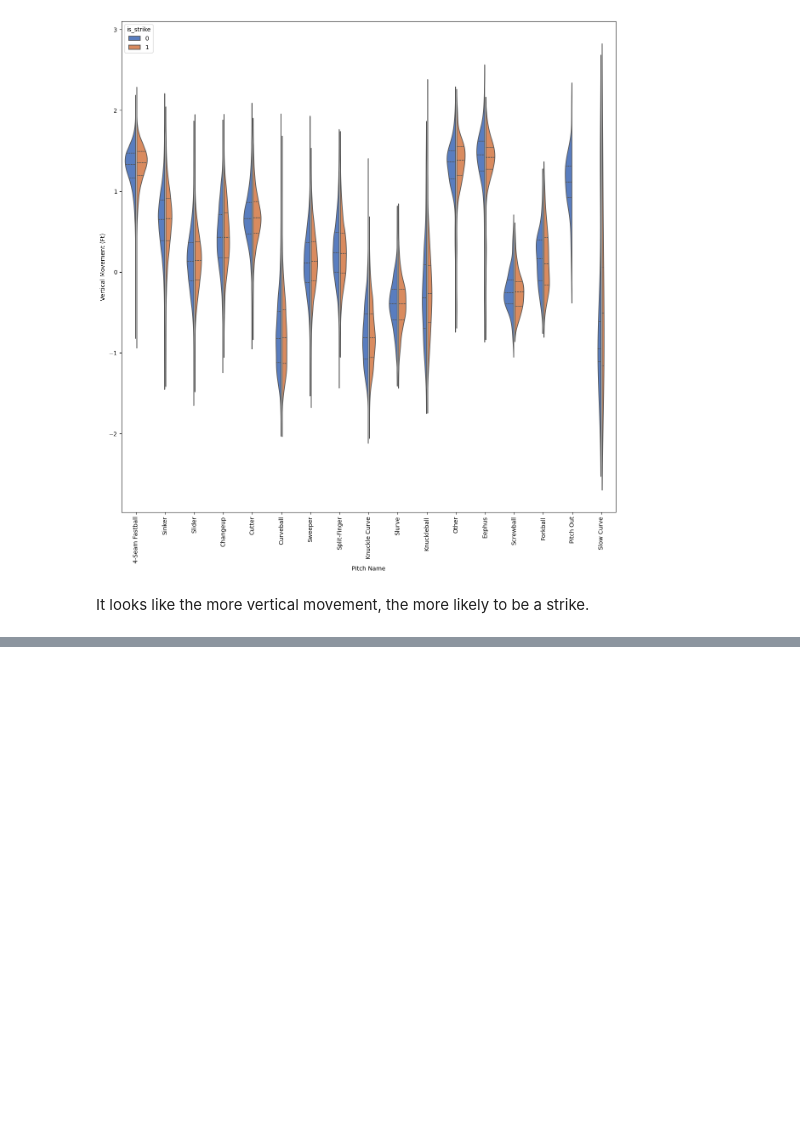
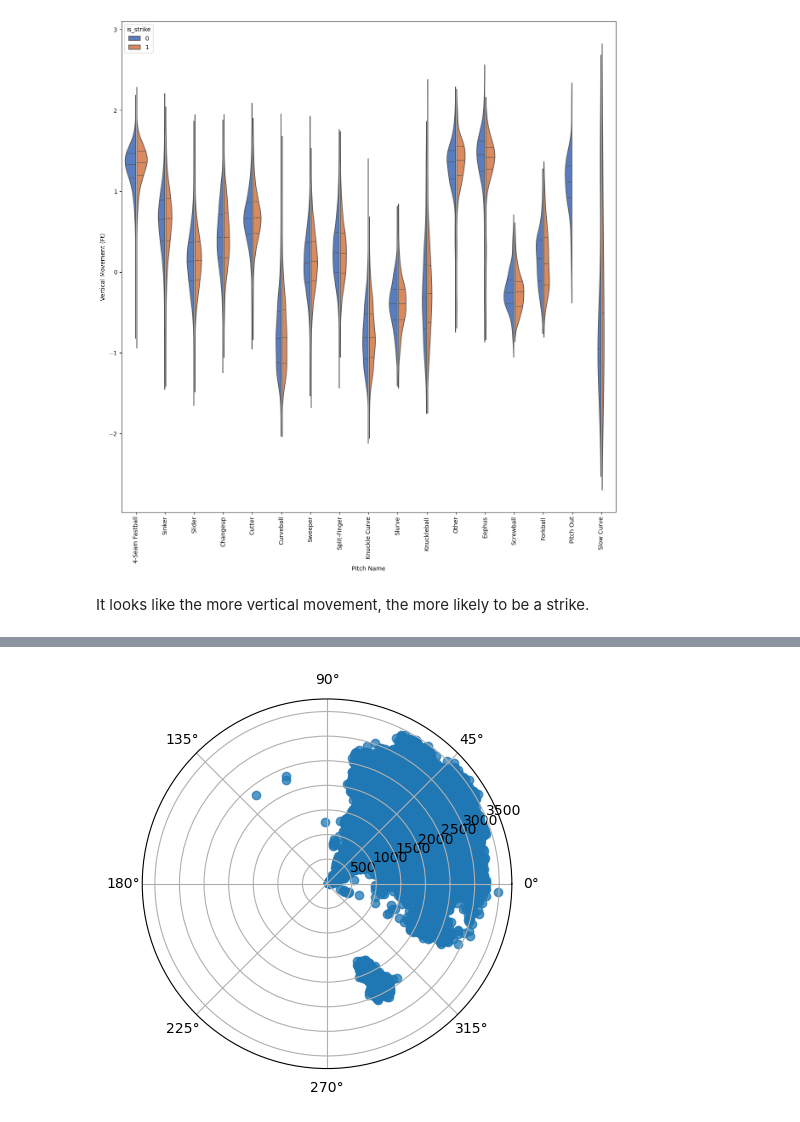
Before and after one commit to OffBayes/Strikeout-Prediction---2024, a Jupyter notebook: Strikeout-EDA.ipynb, the cells around one changed output, grey strips where cells are left out. Saved outputs shown, nothing was run; the diff lists cells and outputs as text; code cells hidden in the pictures; blank space fills up the shorter version.

```diff
--- a/Strikeout-EDA.ipynb
+++ b/Strikeout-EDA.ipynb
@@ -262,0 +263,6 @@ It looks like the more vertical movement, the more likely to be a strike.
+# %%
+fig = plt.figure()
+ax = fig.add_subplot(projection='polar')
+c = ax.scatter(training_data_df.arm_angle*2*np.pi/360, training_data_df.release_spin_rate,  cmap='hsv', alpha=0.75)
+# %% [output]
+[figure, added]
```
Also changed, not shown: parts of 12 cells of this notebook.
